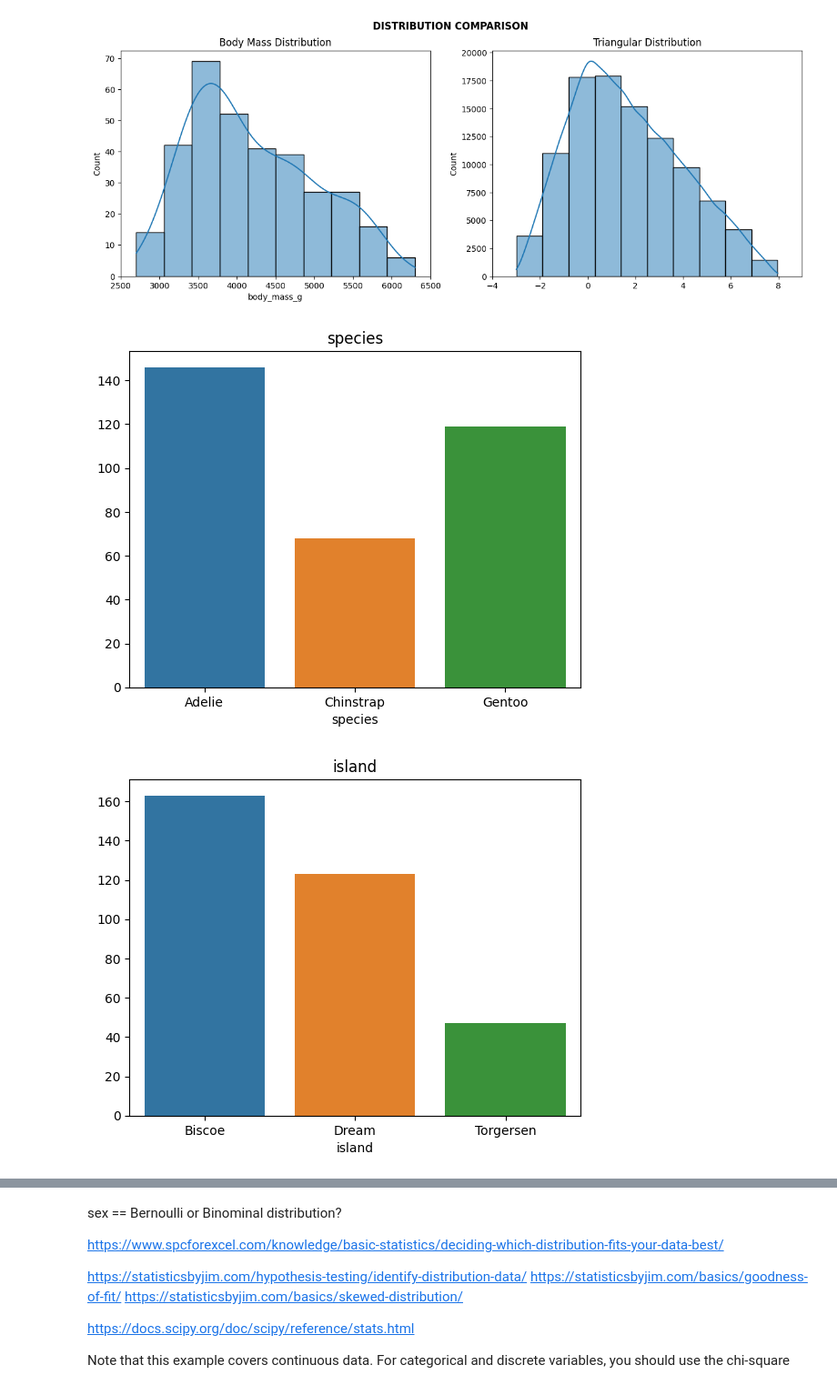
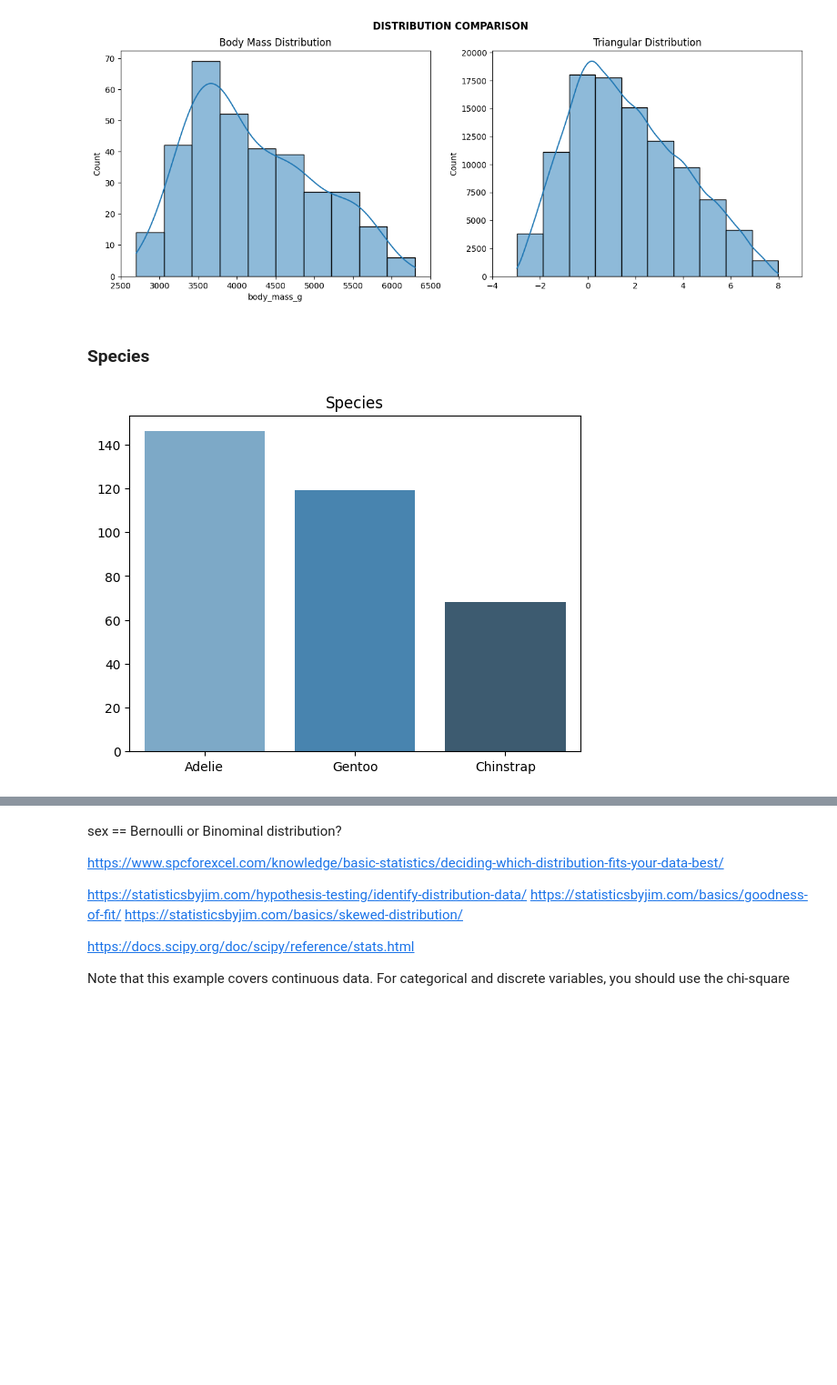
Before and after one commit to damienfarrell/fund-data, a Jupyter notebook: tasks.ipynb, the cells around one changed output, grey strips where cells are left out. Shown: that part at 91% size. Cells and saved outputs as stored; diff of their text form; code cells hidden in the pictures; blank space fills up the shorter version.

Commit message:
Task Three: Set up the discete variables

```diff
--- a/tasks.ipynb
+++ b/tasks.ipynb
@@ -357,12 +363,11 @@ axes[1].set_xlim(-4, 9)
 sns.histplot(triangular_distribution, kde=True, bins=10, ax=axes[1]);
 # %% [output]
 [figure]
+# %% [markdown]
+### Species
 # %%
-for variable in categorical_variables:
-    c = df.groupby(variable)[variable].count()
-    sns.barplot(x=c.index,y=c.values)
-    plt.title(variable)
-    plt.show()
+c = df['species'].value_counts()
+sns.barplot(x=c.index,y=c.values, palette='Blues_d')
+plt.title('Species');
 # %% [output]
-[figure, old version]
+[figure, new version]
-[figure, removed]
```
Also changed, not shown: parts of 12 cells of this notebook.
